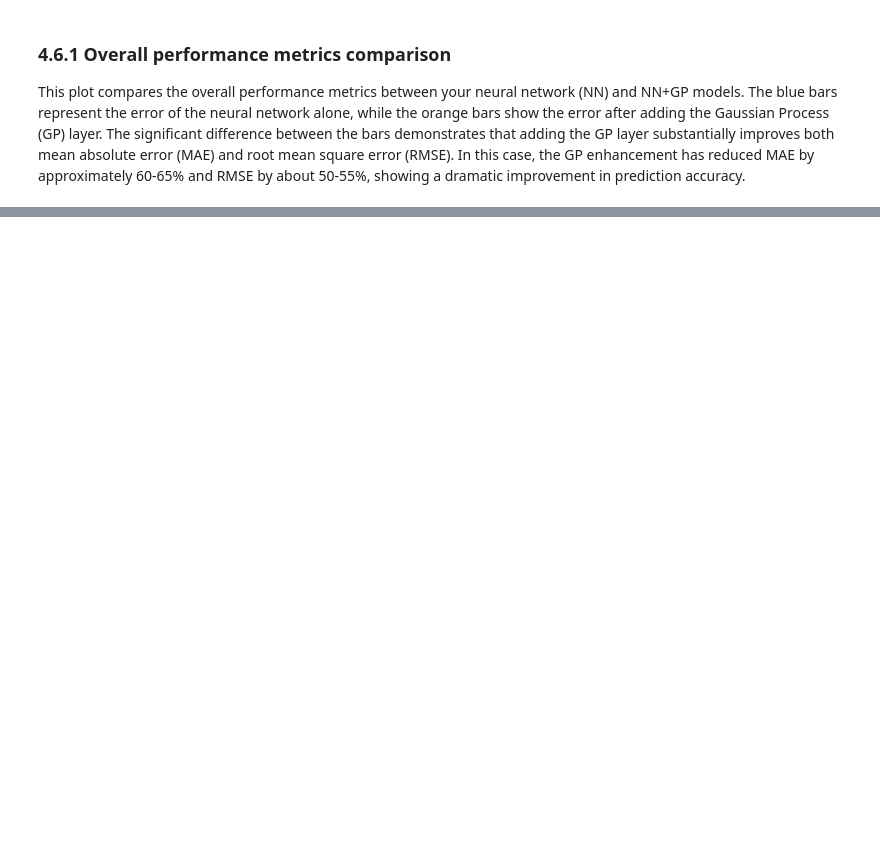
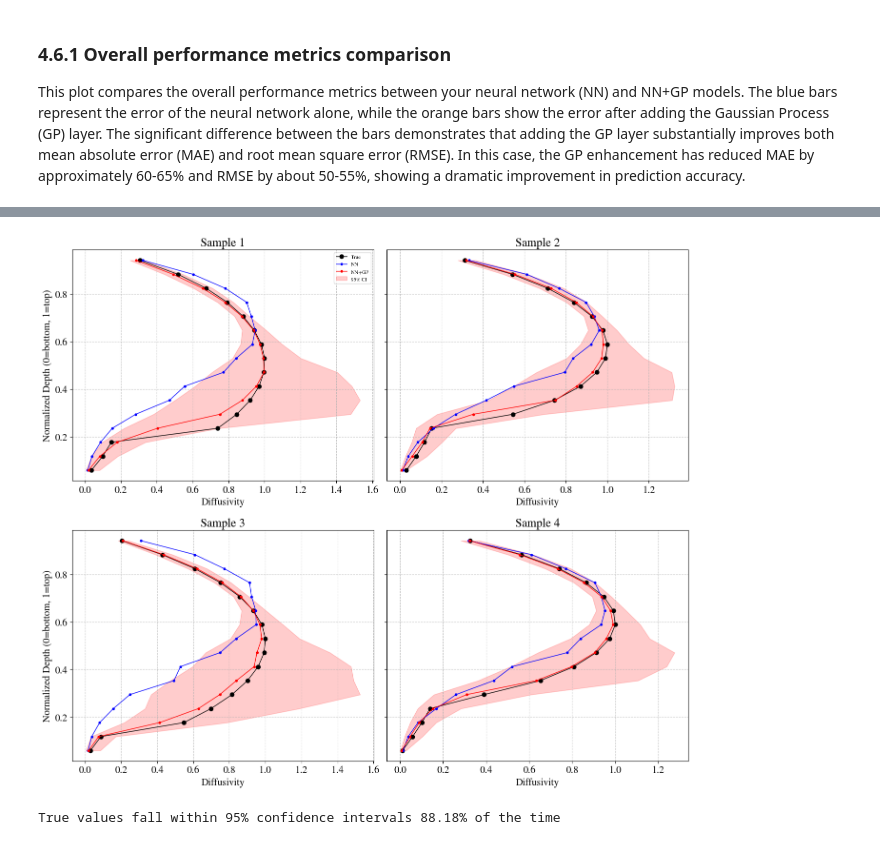
Before and after one commit to JuanPalaciosGodoy/climate-ml-project2-parametrization-group2, a Jupyter notebook: Group-2/Project2-Parameterization/notebooks/Project2_FinalNotebook.ipynb, the cells around one changed output, grey strips where cells are left out. Saved outputs shown, nothing was run; the diff lists cells and outputs as text; code cells hidden in the pictures; blank space fills up the shorter version.

```diff
--- a/Group-2/Project2-Parameterization/notebooks/Project2_FinalNotebook.ipynb
+++ b/Group-2/Project2-Parameterization/notebooks/Project2_FinalNotebook.ipynb
@@ -557,0 +582,5 @@ NameError: name 'results' is not defined
+# %%
+plot_sample_profiles(results)
+# %% [output]
+[figure, added]
+True values fall within 95% confidence intervals 88.18% of the time
```
Also changed, not shown: parts of 45 cells of this notebook, 1 other file.
